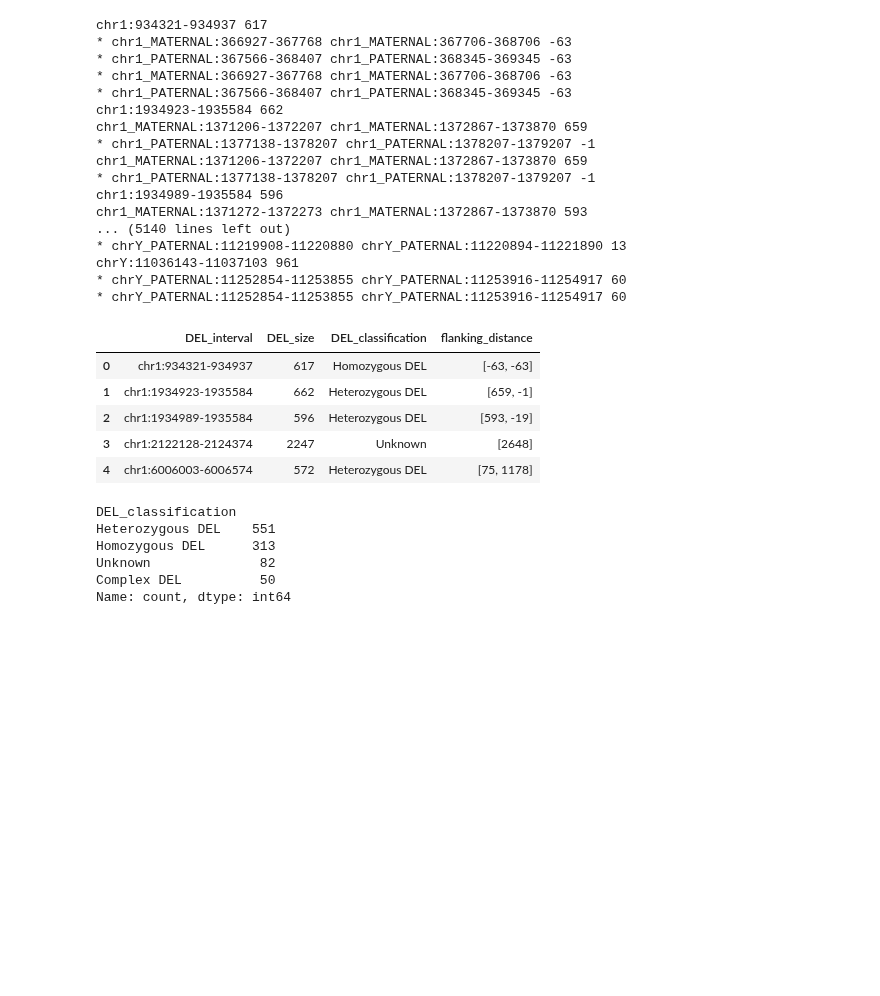
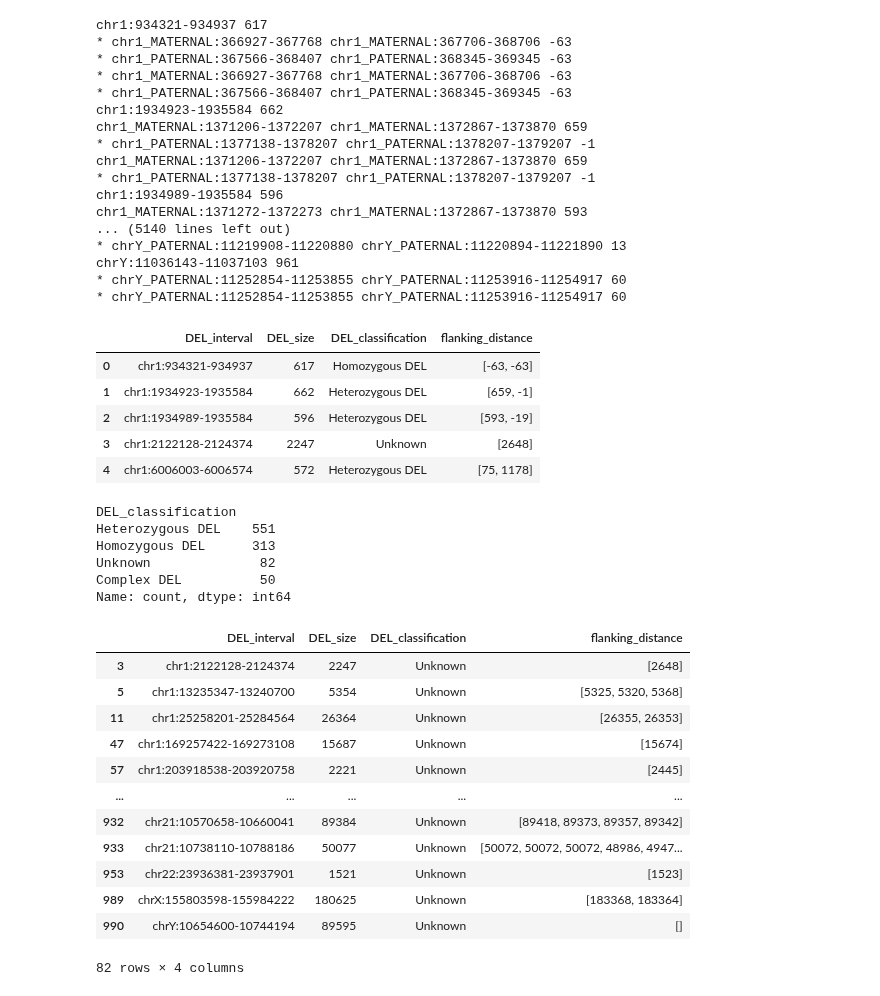
Before and after one commit to broadinstitute/T2T-ACE, a Jupyter notebook: notebooks/del_dev.ipynb, the cells around one changed output. Saved outputs shown, nothing was run; the diff lists cells and outputs as text; code cells hidden in the pictures; blank space fills up the shorter version.

Commit message:
Added DEL classification mechanism

```diff
--- a/notebooks/del_dev.ipynb
+++ b/notebooks/del_dev.ipynb
@@ -46,16 +46,19 @@ HG2 DEL intervals: 996
 HG2 DUP intervals: 115
 # %%
 # This function is to calculate distance between DEL flankings
-def distance_between_flankings(del_interval):
+def distance_between_flankings(del_interval, flanking_size=1000):
     chr, pos, end = v.parse_interval(del_interval)
     svlen = v.interval_size(del_interval)
 
     # Create flanking intervals for the deletion interval
     # The flanking size is 10% of the SV length
-    if svlen < 1000:
-        flanking_size = 1000
+    if flanking_size:
+        flanking_size = flanking_size
     else:
-        flanking_size = int(svlen * 0.1)
+        if svlen < 1000:
+            flanking_size = 1000
+        else:
+            flanking_size = int(svlen * 0.1)
 
     left_flanking_pos = pos - flanking_size
     left_flanking_end = pos
@@ -64,6 +67,8 @@ def distance_between_flankings(del_interval):
 
     left_flanking_interval = v.create_interval(chr, left_flanking_pos, left_flanking_end)
     right_flanking_interval = v.create_interval(chr, right_flanking_pos, right_flanking_end)
+    print("left_flanking_interval:", left_flanking_interval, v.interval_size(left_flanking_interval))
+    print("right_flanking_interval:", right_flanking_interval, v.interval_size(right_flanking_interval))
 
     # Align the flanking intervals to the reference genome
     left_flanking_interval_aligned = v.align_interval(left_flanking_interval, ReferenceLocations.hg38, hg38, hg002t2t)
@@ -74,27 +79,32 @@ def distance_between_flankings(del_interval):
     right_flanking_alignment_intervals = [interval for interval, strand, q_start, q_end in right_flanking_interval_aligned[1]]
 
     distance_between_flankings_list = []
-    for left_interval, strand, q_start, q_end in left_flanking_interval_aligned[1]:
+    for left_flanking_interval, strand, q_start, q_end in left_flanking_interval_aligned[1]:
         if strand ==1:
-            distance_between_flankings = v.distance_between_intervals(left_interval, v.find_next_interval(left_interval, right_flanking_alignment_intervals))
+            matching_right_flanking_interval = v.find_next_interval(left_flanking_interval, right_flanking_alignment_intervals)
+            distance_between_flankings = v.distance_between_intervals(left_flanking_interval, matching_right_flanking_interval)
             distance_between_flankings_list.append(distance_between_flankings)
             if distance_between_flankings < int(svlen) * 0.5:
-                print('*', left_interval, v.find_next_interval(left_interval, right_flanking_alignment_intervals),distance_between_flankings)
+                print('********** Potential DEL **********')
             else:
-                print(left_interval, v.find_next_interval(left_interval, right_flanking_alignment_intervals),distance_between_flankings)
+                print("----------- No DEL Evidence -----------")
+            print(f"{left_flanking_interval} ({v.interval_size(left_flanking_interval)}bp), {matching_right_flanking_interval} ({v.interval_size(matching_right_flanking_interval)}bp), {distance_between_flankings}")
         elif strand == -1:
-            distance_between_flankings = v.distance_between_intervals(left_interval, v.find_previous_interval(left_interval, right_flanking_alignment_intervals))
+            matching_right_flanking_interval = v.find_previous_interval(left_flanking_interval, right_flanking_alignment_intervals)
+            distance_between_flankings = v.distance_between_intervals(left_flanking_interval, v.find_previous_interval(left_flanking_interval, right_flanking_alignment_intervals))
             distance_between_flankings_list.append(distance_between_flankings)
             if distance_between_flankings < int(svlen) * 0.5:
-                print('*', left_interval, v.find_previous_interval(left_interval, right_flanking_alignment_intervals),distance_between_flankings)
+                print('********** Potential DEL **********')
             else:
-                print(left_interval, v.find_previous_interval(left_interval, right_flanking_alignment_intervals),distance_between_flankings)
+                print("----------- No DEL Evidence -----------")
+            print(f"{left_flanking_interval} ({v.interval_size(left_flanking_interval)}bp), {matching_right_flanking_interval} ({v.interval_size(matching_right_flanking_interval)}bp), {distance_between_flankings}")
     return distance_between_flankings_list
 # %%
-def classify_del(del_interval):
+def classify_del(del_interval, flanking_size=1000):
     chr, pos, end = v.parse_interval(del_interval)
     svlen = v.interval_size(del_interval)
-    distance_between_flankings_list = distance_between_flankings(del_interval)
+    print(del_interval, svlen)
+    distance_between_flankings_list = distance_between_flankings(del_interval, flanking_size)
     if chr == 'chrY' or chr == 'chrX':
         if len(distance_between_flankings_list) == 2 and min(distance_between_flankings_list) <= svlen*0.5:
             return 'Homozygous DEL'
@@ -187,4 +206,20 @@ Complex DEL          50
 Name: count, dtype: int64
 # %%
 DEL_classification_df.to_csv('HG2_DRAGEN_DEL_classification.csv', index=False)
+# %%
+DEL_classification_df[DEL_classification_df['DEL_classification'] == 'Unknown']
+# %% [output]
+|  | DEL_interval | DEL_size | DEL_classification | flanking_distance |
+| 3 | chr1:2122128-2124374 | 2247 | Unknown | [2648] |
+| 5 | chr1:13235347-13240700 | 5354 | Unknown | [5325, 5320, 5368] |
+| 11 | chr1:25258201-25284564 | 26364 | Unknown | [26355, 26353] |
+| 47 | chr1:169257422-169273108 | 15687 | Unknown | [15674] |
+| 57 | chr1:203918538-203920758 | 2221 | Unknown | [2445] |
+| ... | ... | ... | ... | ... |
+| 932 | chr21:10570658-10660041 | 89384 | Unknown | [89418, 89373, 89357, 89342] |
+| 933 | chr21:10738110-10788186 | 50077 | Unknown | [50072, 50072, 50072, 48986, 4947... |
+| 953 | chr22:23936381-23937901 | 1521 | Unknown | [1523] |
+| 989 | chrX:155803598-155984222 | 180625 | Unknown | [183368, 183364] |
+| 990 | chrY:10654600-10744194 | 89595 | Unknown | [] |
+82 rows × 4 columns
 # %%
```
Also changed, not shown: parts of 8 cells of this notebook, 3 other files.
